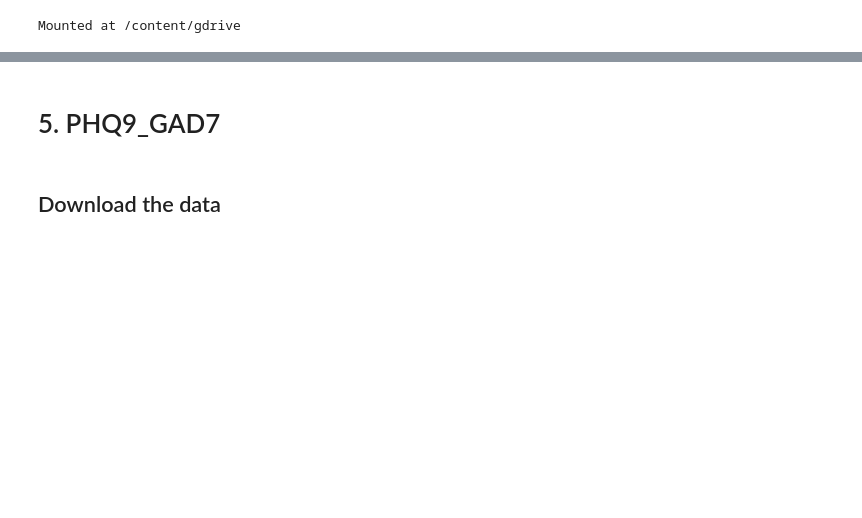
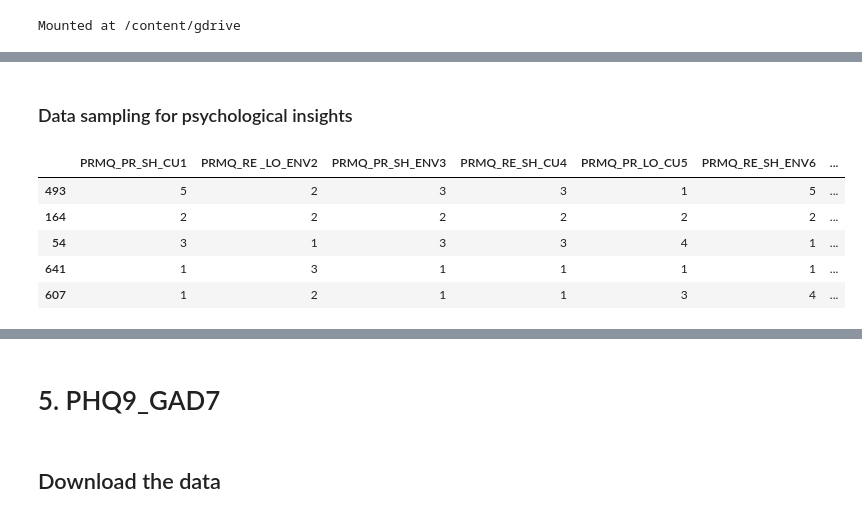
Before and after one commit to PashaIanko/Robust-Feature-Selection, a Jupyter notebook: main.ipynb, the cells around one changed output, grey strips where cells are left out. Cells and saved outputs as stored; diff of their text form; code cells hidden in the pictures; blank space fills up the shorter version.

```diff
--- a/main.ipynb
+++ b/main.ipynb
@@ -84,0 +306,18 @@ Mounted at /content/gdrive
+# %% [markdown]
+### Data sampling for psychological insights
+# %%
+df_sample = prepare_sample(
+    dataset,
+    sample_size_=PSYCHOLOGIC_SAMPLE_SIZE,
+    random_state_=RANDOM_STATE
+)
+
+verify_sample_correctness(dataset, df_sample)
+df_sample.head()
+# %% [output]
+|  | PRMQ_PR_SH_CU1 | PRMQ_RE _LO_ENV2 | PRMQ_PR_SH_ENV3 | PRMQ_RE_SH_CU4 | PRMQ_PR_LO_CU5 | PRMQ_RE_SH_ENV6 | ... |
+| 493 | 5 | 2 | 3 | 3 | 1 | 5 | ... |
+| 164 | 2 | 2 | 2 | 2 | 2 | 2 | ... |
+| 54 | 3 | 1 | 3 | 3 | 4 | 1 | ... |
+| 641 | 1 | 3 | 1 | 1 | 1 | 1 | ... |
+| 607 | 1 | 2 | 1 | 1 | 3 | 4 | ... |
```
Also changed, not shown: parts of 37 cells of this notebook.
